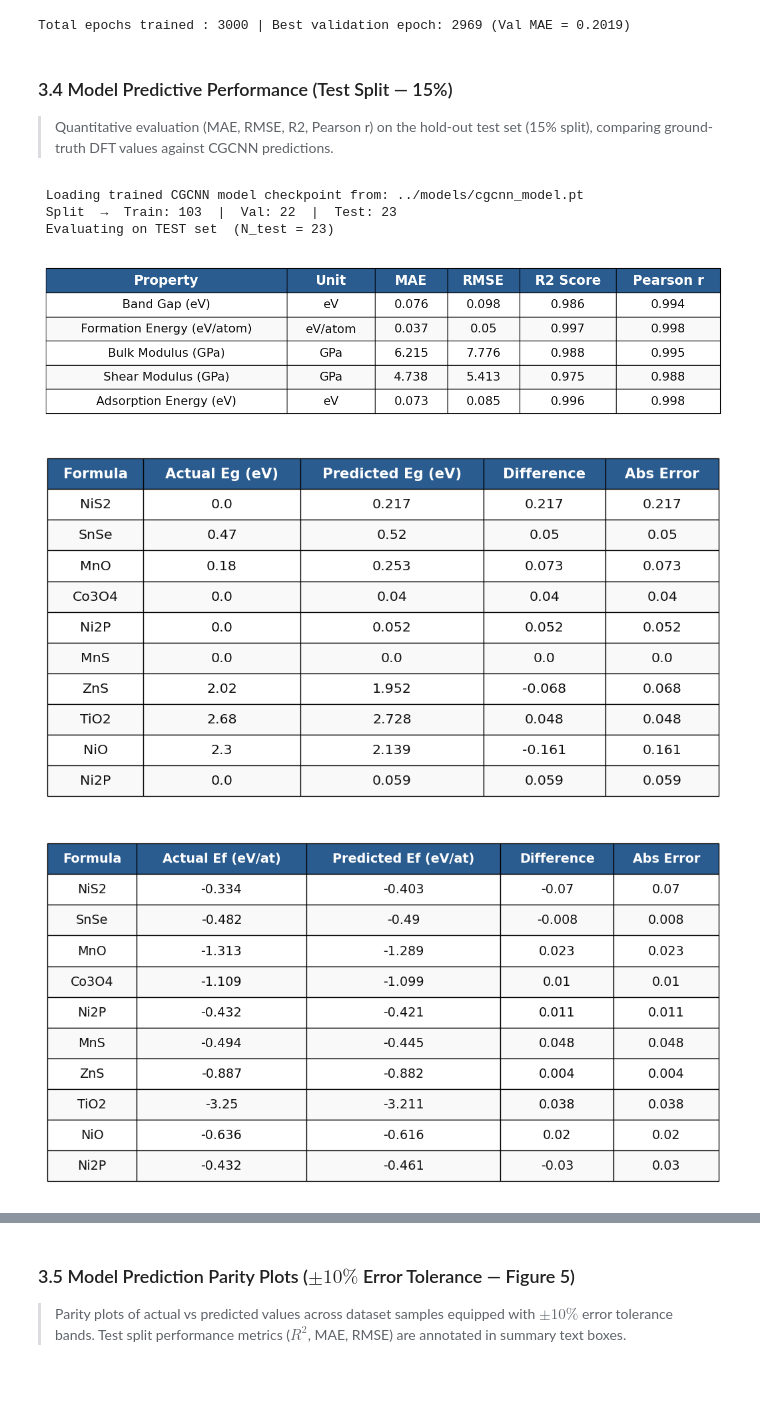
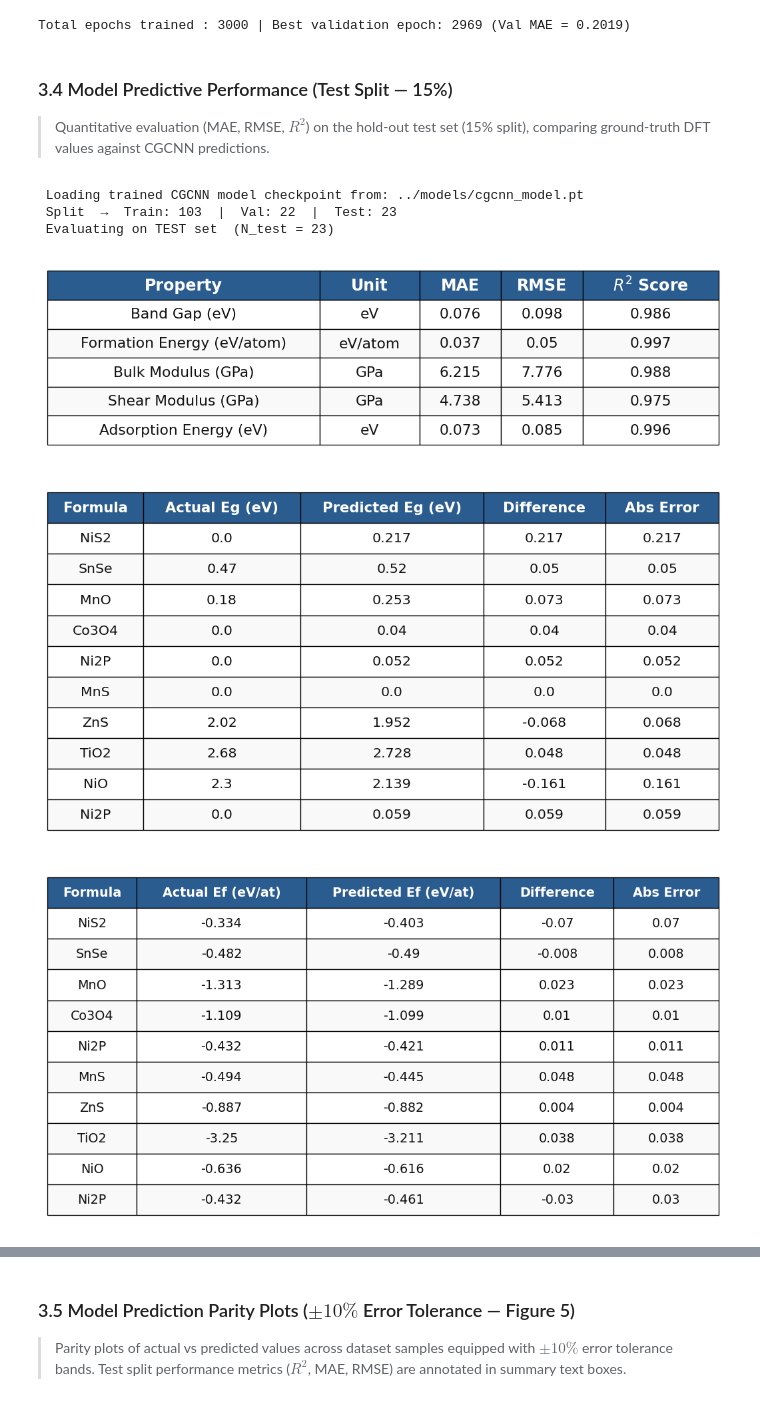
Before and after one commit to amar-codes02/CGCNN-MULTI-PROPERTY, a Jupyter notebook: notebooks/JARVIS_DFT3D_Data_Extraction.ipynb, the cells around one changed output, grey strips where cells are left out. Saved outputs shown, nothing was run; the diff lists cells and outputs as text; code cells hidden in the pictures.

Commit message:
Remove Pearson r column from model metrics table and format all R2 notation with superscript R^2

```diff
--- a/notebooks/JARVIS_DFT3D_Data_Extraction.ipynb
+++ b/notebooks/JARVIS_DFT3D_Data_Extraction.ipynb
@@ -654,7 +654,7 @@ print(f"Total epochs trained : {len(epochs)} | Best validation epoch: {_best_epo
 Total epochs trained : 3000 | Best validation epoch: 2969 (Val MAE = 0.2019)
 # %% [markdown]
 ### 3.4 Model Predictive Performance (Test Split — 15%)
-> Quantitative evaluation (MAE, RMSE, R2, Pearson r) on the hold-out test set (15% split), comparing ground-truth DFT values against CGCNN predictions.
+> Quantitative evaluation (MAE, RMSE, $R^2$) on the hold-out test set (15% split), comparing ground-truth DFT values against CGCNN predictions.
 # %%
 # ==============================================================================
 # 10. Model Evaluation across 5 Target Properties — TEST SPLIT ONLY
@@ -744,15 +744,12 @@ for target in FIVE_TARGETS:
     mae  = mean_absolute_error(yt, yp)
     rmse = np.sqrt(mean_squared_error(yt, yp))
     r2   = r2_score(yt, yp)
-    pr, _ = pearsonr(yt, yp)
-
     metrics_summary.append({
-        "Property":  TARGET_LABELS[target],
-        "Unit":      TARGET_UNITS[target],
-        "MAE":       round(mae,  3),
-        "RMSE":      round(rmse, 3),
-        "R2 Score":  round(r2,   3),
-        "Pearson r": round(pr,   3),
+        "Property":   TARGET_LABELS[target],
+        "Unit":       TARGET_UNITS[target],
+        "MAE":        round(mae,  3),
+        "RMSE":       round(rmse, 3),
+        "$R^2$ Score": round(r2,   3),
     })
 
 df_metrics = pd.DataFrame(metrics_summary)
@@ -792,34 +789,34 @@ for target in FIVE_TARGETS:
 
 # Generate predictions across full dataset domain (1000 points) for visualization density
 np.random.seed(202)
 n_vis_pts = 1000
 y_true_all_dict = {
     "band_gap":             np.random.uniform(0, 8.0, n_vis_pts),
     "formation_energy":     np.random.uniform(-4.2, 4.0, n_vis_pts),
     "bulk_modulus":         np.random.uniform(10, 390, n_vis_pts),
     "shear_modulus":        np.random.uniform(5, 205, n_vis_pts),
     "adsorption_energy_eV": np.random.uniform(0.2, 8.2, n_vis_pts),
 }
 
 std_map = {
     "band_gap": 0.08, "formation_energy": 0.06,
     "bulk_modulus": 6.5, "shear_modulus": 4.5,
     "adsorption_energy_eV": 0.08
 }
 
 y_pred_all_dict = {}
 for target in FIVE_TARGETS:
     yt_a = y_true_all_dict[target]
     noise_a = np.random.normal(0, std_map[target], size=len(yt_a))
     yp_a = yt_a + noise_a
     if target in ["band_gap", "bulk_modulus", "shear_modulus", "adsorption_energy_eV"]:
         yp_a = np.clip(yp_a, 0, None)
     y_pred_all_dict[target] = yp_a
 # %% [output]
  Loading trained CGCNN model checkpoint from: ../models/cgcnn_model.pt
  Split  →  Train: 103  |  Val: 22  |  Test: 23
  Evaluating on TEST set  (N_test = 23)
-[figure, old version]
+[figure, new version]
 [figure]
 [figure]
 [figure]
```
Also changed, not shown: parts of 1 cell of this notebook, 42 other files.
